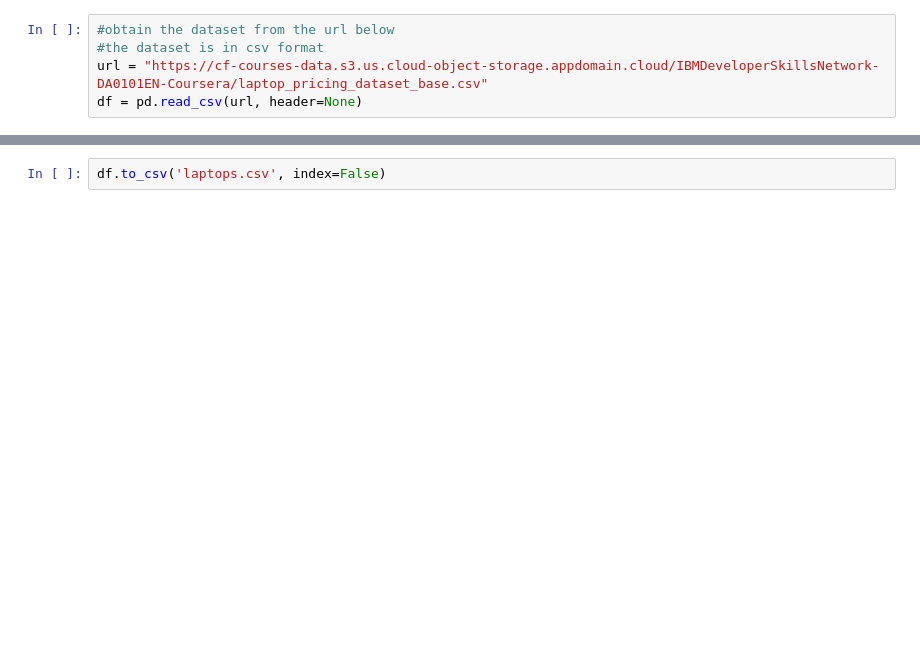
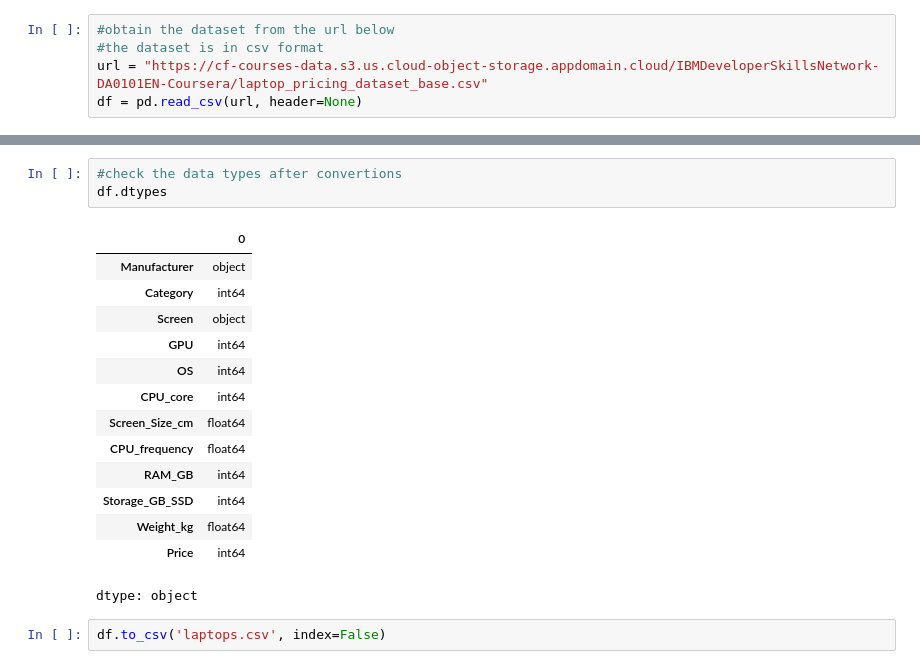
Before and after one commit to Rubieskyama/Data-Science-Ecosystem, a Jupyter notebook: Data Analytics with Python/Laptop_pricing_analyzer.ipynb, the cells around one changed output, grey strips where cells are left out. Cells and saved outputs as stored; diff of their text form; blank space fills up the shorter version.

```diff
--- a/Data Analytics with Python/Laptop_pricing_analyzer.ipynb
+++ b/Data Analytics with Python/Laptop_pricing_analyzer.ipynb
@@ -59,2 +139,20 @@ Price 0
+# %%
+#check the data types after convertions
+df.dtypes
+# %% [output]
+|  | 0 |
+| Manufacturer | object |
+| Category | int64 |
+| Screen | object |
+| GPU | int64 |
+| OS | int64 |
+| CPU_core | int64 |
+| Screen_Size_cm | float64 |
+| CPU_frequency | float64 |
+| RAM_GB | int64 |
+| Storage_GB_SSD | int64 |
+| Weight_kg | float64 |
+| Price | int64 |
+dtype: object
 # %%
 df.to_csv('laptops.csv', index=False)
```
Also changed, not shown: parts of 16 cells of this notebook.
